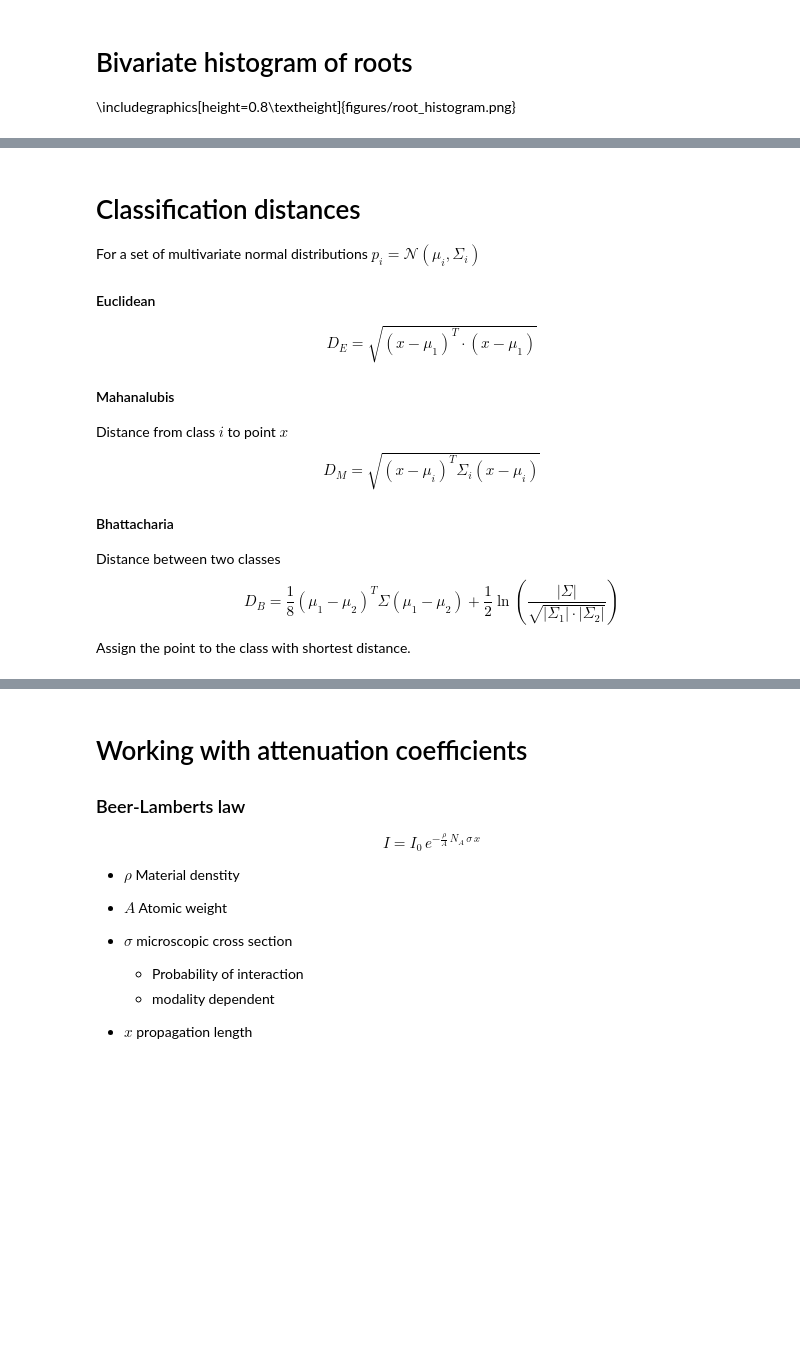
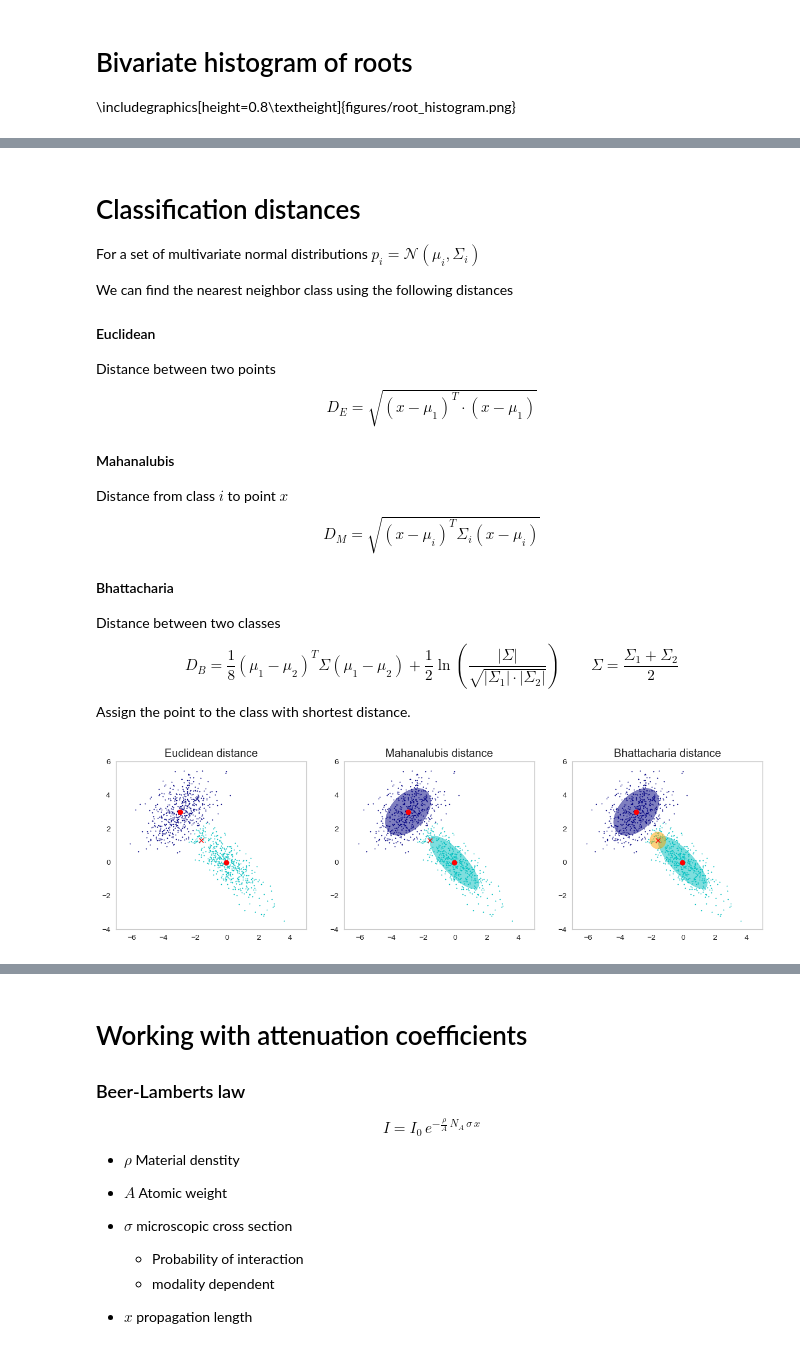
Before and after one commit to kmader/Quantitative-Big-Imaging-2019, a Jupyter notebook: Lectures/11-BimodalExperiments.ipynb, the cells around one changed output, grey strips where cells are left out. Cells and saved outputs as stored; diff of their text form; code cells hidden in the pictures; blank space fills up the shorter version.

```diff
--- a/Lectures/11-BimodalExperiments.ipynb
+++ b/Lectures/11-BimodalExperiments.ipynb
@@ -373,7 +457,10 @@ $$p(\theta)=\sum_{1}^{N} \phi\,\mathcal{N}(\mathbf{\mu}_i,\Sigma_i)
 # %% [markdown]
 # Classification distances
 For a set of multivariate normal distributions $p_i=\mathcal{N}(\mu_i,\Sigma_i)$
+
+We can find the nearest neighbor class using the following distances
 #### Euclidean
+Distance between two points
 $$D_{E}=\sqrt{(x-\mu_1)^T \cdot (x-\mu_1)} $$
 
 #### Mahanalubis
@@ -382,9 +469,31 @@ $$D_M=\sqrt{\left(x-\mu_i\right)^T \Sigma_i \left(x-\mu_i\right)}$$
 
 #### Bhattacharia
 Distance between two classes
-$$D_B=\frac{1}{8}\left(\mu_1-\mu_2\right)^T \Sigma \left(\mu_1-\mu_2\right) + \frac{1}{2}\ln\left(\frac{|\Sigma|}{\sqrt{|\Sigma_1|\cdot|\Sigma_2|}}\right)$$
+$$D_B=\frac{1}{8}\left(\mu_1-\mu_2\right)^T \Sigma \left(\mu_1-\mu_2\right) + \frac{1}{2}\ln\left(\frac{|\Sigma|}{\sqrt{|\Sigma_1|\cdot|\Sigma_2|}}\right)\qquad \Sigma=\frac{\Sigma_1+\Sigma_2}{2}$$
 
 
 Assign the point to the class with shortest distance.
+# %%
+gmm = mixture.GaussianMixture(n_components=2, covariance_type='full').fit(X)
+m=[-1.6,1.3]
+fig,(ax1,ax2,ax3)=plt.subplots(1,3,figsize=(15,4))
+
+plot_results(X, gmm.predict(X), gmm.means_, gmm.covariances_,
+             'Euclidean distance',ax1, showShape=False,showCenter=True)
+ax1.plot(-1.6,1.3,'rx')
+plot_results(X, gmm.predict(X), gmm.means_, gmm.covariances_,
+             'Mahanalubis distance'.format(2),ax2, showCenter=True)
+ax2.plot(-1.6,1.3,'rx')
+
+plot_results(X, gmm.predict(X), gmm.means_, gmm.covariances_,
+             'Bhattacharia distance'.format(2),ax3, showCenter=True)
+v=1
+ell = mpl.patches.Ellipse(m, v, v, 0, color='orange')
+ell.set_clip_box(ax3.bbox)
+ell.set_alpha(0.5)
+ax3.add_artist(ell)
+ax3.plot(m[0],m[1],'rx');
+# %% [output]
+[figure, added]
 # %% [markdown]
 # Segmentation by Euclidean distance
```
Also changed, not shown: parts of 29 cells of this notebook, 14 other files.
